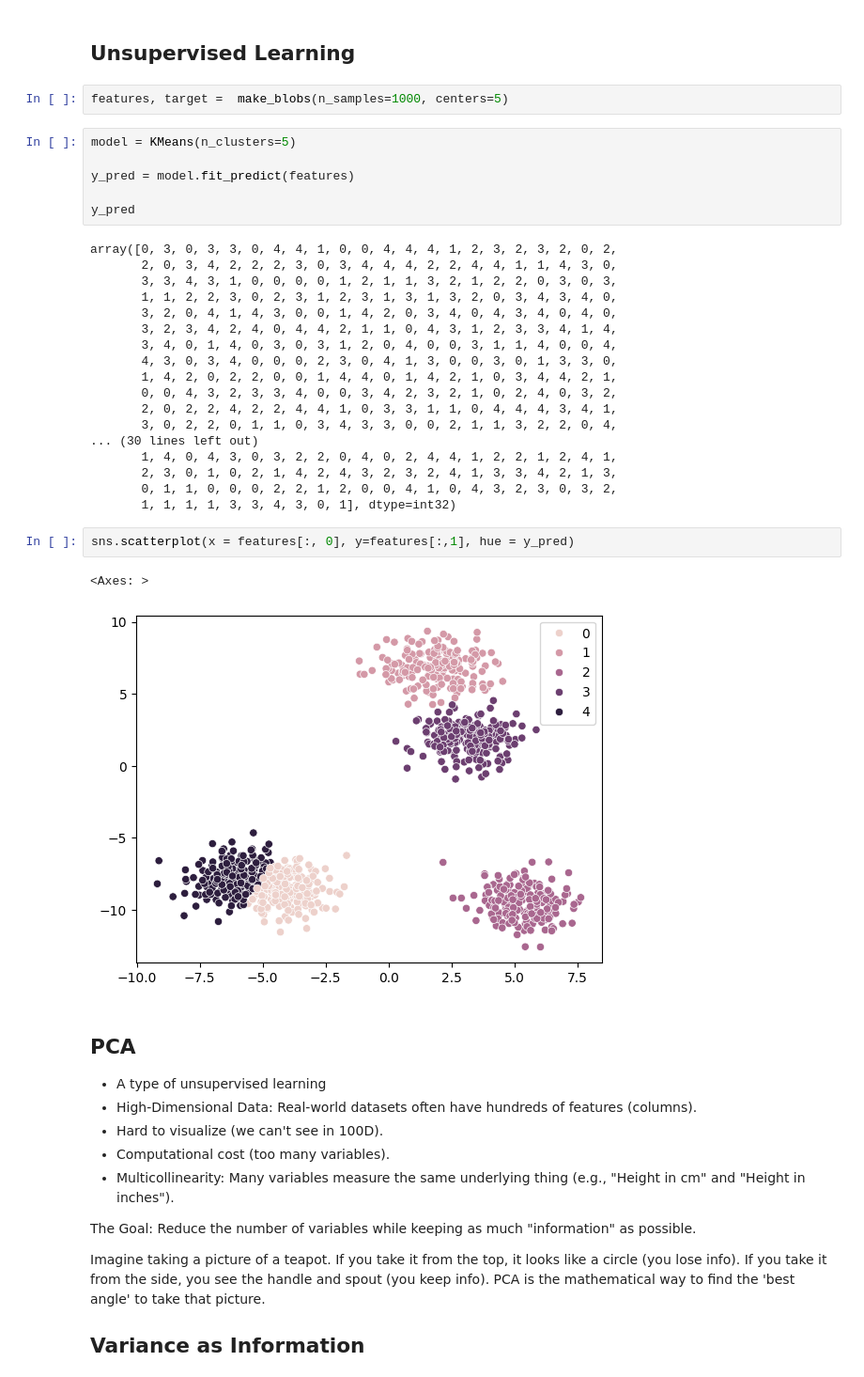
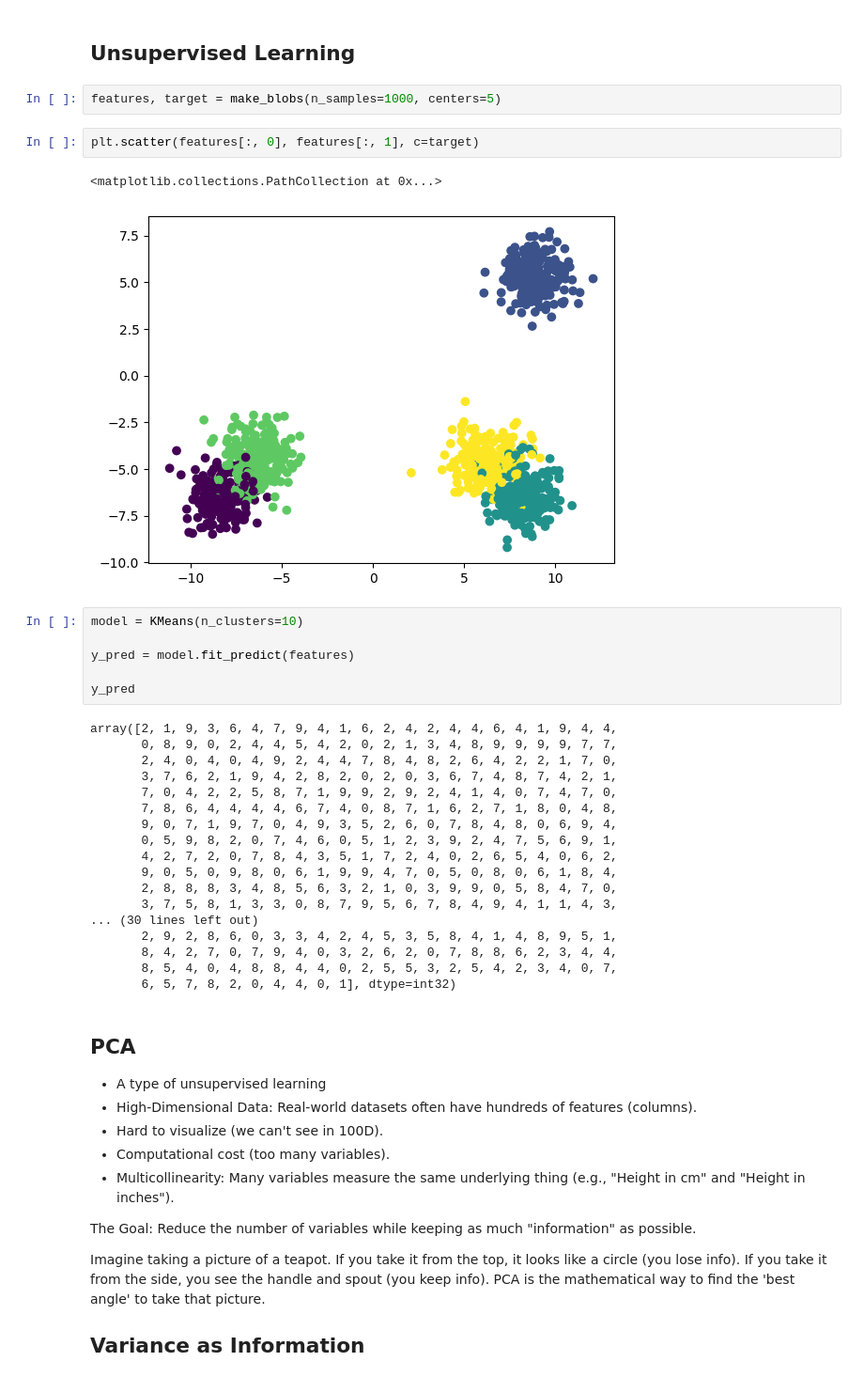
Before and after one commit to lukeskywakeri/ec34-ds-for-econ, a Jupyter notebook: lectures/machine-learning/machine-learning.ipynb, the cells around one changed output. Shown at 94% size. Saved outputs shown, nothing was run; the diff lists cells and outputs as text.

```diff
--- a/lectures/machine-learning/machine-learning.ipynb
+++ b/lectures/machine-learning/machine-learning.ipynb
@@ -145,36 +160,36 @@ from sklearn.tree import DecisionTreeRegressor, plot_tree, DecisionTreeClassifie
 # %% [markdown]
 ## Unsupervised Learning
 # %%
-features, target =  make_blobs(n_samples=1000, centers=5)
+features, target = make_blobs(n_samples=1000, centers=5)
+# %%
+plt.scatter(features[:, 0], features[:, 1], c=target)
+# %% [output]
+<matplotlib.collections.PathCollection at 0x...>
+[figure, added]
 # %%
-model = KMeans(n_clusters=5)
+model = KMeans(n_clusters=10)
 
 y_pred = model.fit_predict(features)
 
 y_pred
 # %% [output]
-array([0, 3, 0, 3, 3, 0, 4, 4, 1, 0, 0, 4, 4, 4, 1, 2, 3, 2, 3, 2, 0, 2,
-       2, 0, 3, 4, 2, 2, 2, 3, 0, 3, 4, 4, 4, 2, 2, 4, 4, 1, 1, 4, 3, 0,
-       3, 3, 4, 3, 1, 0, 0, 0, 0, 1, 2, 1, 1, 3, 2, 1, 2, 2, 0, 3, 0, 3,
-       1, 1, 2, 2, 3, 0, 2, 3, 1, 2, 3, 1, 3, 1, 3, 2, 0, 3, 4, 3, 4, 0,
-       3, 2, 0, 4, 1, 4, 3, 0, 0, 1, 4, 2, 0, 3, 4, 0, 4, 3, 4, 0, 4, 0,
-       3, 2, 3, 4, 2, 4, 0, 4, 4, 2, 1, 1, 0, 4, 3, 1, 2, 3, 3, 4, 1, 4,
-       3, 4, 0, 1, 4, 0, 3, 0, 3, 1, 2, 0, 4, 0, 0, 3, 1, 1, 4, 0, 0, 4,
-       4, 3, 0, 3, 4, 0, 0, 0, 2, 3, 0, 4, 1, 3, 0, 0, 3, 0, 1, 3, 3, 0,
-       1, 4, 2, 0, 2, 2, 0, 0, 1, 4, 4, 0, 1, 4, 2, 1, 0, 3, 4, 4, 2, 1,
-       0, 0, 4, 3, 2, 3, 3, 4, 0, 0, 3, 4, 2, 3, 2, 1, 0, 2, 4, 0, 3, 2,
-       2, 0, 2, 2, 4, 2, 2, 4, 4, 1, 0, 3, 3, 1, 1, 0, 4, 4, 4, 3, 4, 1,
-       3, 0, 2, 2, 0, 1, 1, 0, 3, 4, 3, 3, 0, 0, 2, 1, 1, 3, 2, 2, 0, 4,
+array([2, 1, 9, 3, 6, 4, 7, 9, 4, 1, 6, 2, 4, 2, 4, 4, 6, 4, 1, 9, 4, 4,
+       0, 8, 9, 0, 2, 4, 4, 5, 4, 2, 0, 2, 1, 3, 4, 8, 9, 9, 9, 9, 7, 7,
+       2, 4, 0, 4, 0, 4, 9, 2, 4, 4, 7, 8, 4, 8, 2, 6, 4, 2, 2, 1, 7, 0,
+       3, 7, 6, 2, 1, 9, 4, 2, 8, 2, 0, 2, 0, 3, 6, 7, 4, 8, 7, 4, 2, 1,
+       7, 0, 4, 2, 2, 5, 8, 7, 1, 9, 9, 2, 9, 2, 4, 1, 4, 0, 7, 4, 7, 0,
+       7, 8, 6, 4, 4, 4, 4, 6, 7, 4, 0, 8, 7, 1, 6, 2, 7, 1, 8, 0, 4, 8,
+       9, 0, 7, 1, 9, 7, 0, 4, 9, 3, 5, 2, 6, 0, 7, 8, 4, 8, 0, 6, 9, 4,
+       0, 5, 9, 8, 2, 0, 7, 4, 6, 0, 5, 1, 2, 3, 9, 2, 4, 7, 5, 6, 9, 1,
+       4, 2, 7, 2, 0, 7, 8, 4, 3, 5, 1, 7, 2, 4, 0, 2, 6, 5, 4, 0, 6, 2,
+       9, 0, 5, 0, 9, 8, 0, 6, 1, 9, 9, 4, 7, 0, 5, 0, 8, 0, 6, 1, 8, 4,
+       2, 8, 8, 8, 3, 4, 8, 5, 6, 3, 2, 1, 0, 3, 9, 9, 0, 5, 8, 4, 7, 0,
+       3, 7, 5, 8, 1, 3, 3, 0, 8, 7, 9, 5, 6, 7, 8, 4, 9, 4, 1, 1, 4, 3,
 ... (30 lines left out)
-       1, 4, 0, 4, 3, 0, 3, 2, 2, 0, 4, 0, 2, 4, 4, 1, 2, 2, 1, 2, 4, 1,
-       2, 3, 0, 1, 0, 2, 1, 4, 2, 4, 3, 2, 3, 2, 4, 1, 3, 3, 4, 2, 1, 3,
-       0, 1, 1, 0, 0, 0, 2, 2, 1, 2, 0, 0, 4, 1, 0, 4, 3, 2, 3, 0, 3, 2,
-       1, 1, 1, 1, 3, 3, 4, 3, 0, 1], dtype=int32)
+       2, 9, 2, 8, 6, 0, 3, 3, 4, 2, 4, 5, 3, 5, 8, 4, 1, 4, 8, 9, 5, 1,
+       8, 4, 2, 7, 0, 7, 9, 4, 0, 3, 2, 6, 2, 0, 7, 8, 8, 6, 2, 3, 4, 4,
+       8, 5, 4, 0, 4, 8, 8, 4, 4, 0, 2, 5, 5, 3, 2, 5, 4, 2, 3, 4, 0, 7,
+       6, 5, 7, 8, 2, 0, 4, 4, 0, 1], dtype=int32)
-# %%
-sns.scatterplot(x = features[:, 0], y=features[:,1], hue = y_pred)
-# %% [output]
-<Axes: >
-[figure, removed]
 # %% [markdown]
 ## PCA
 
```
Also changed, not shown: parts of 9 cells of this notebook, 4 other files.
